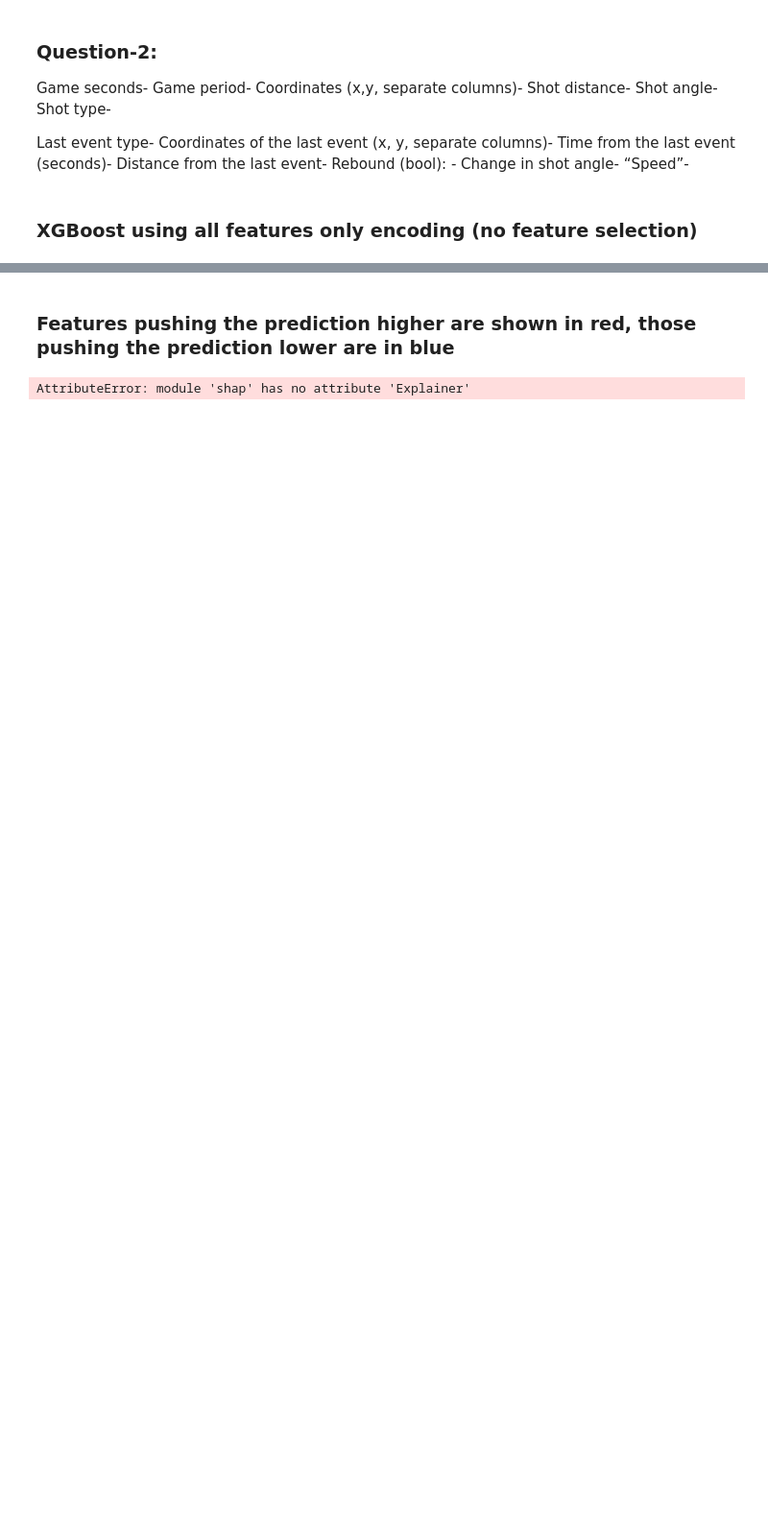
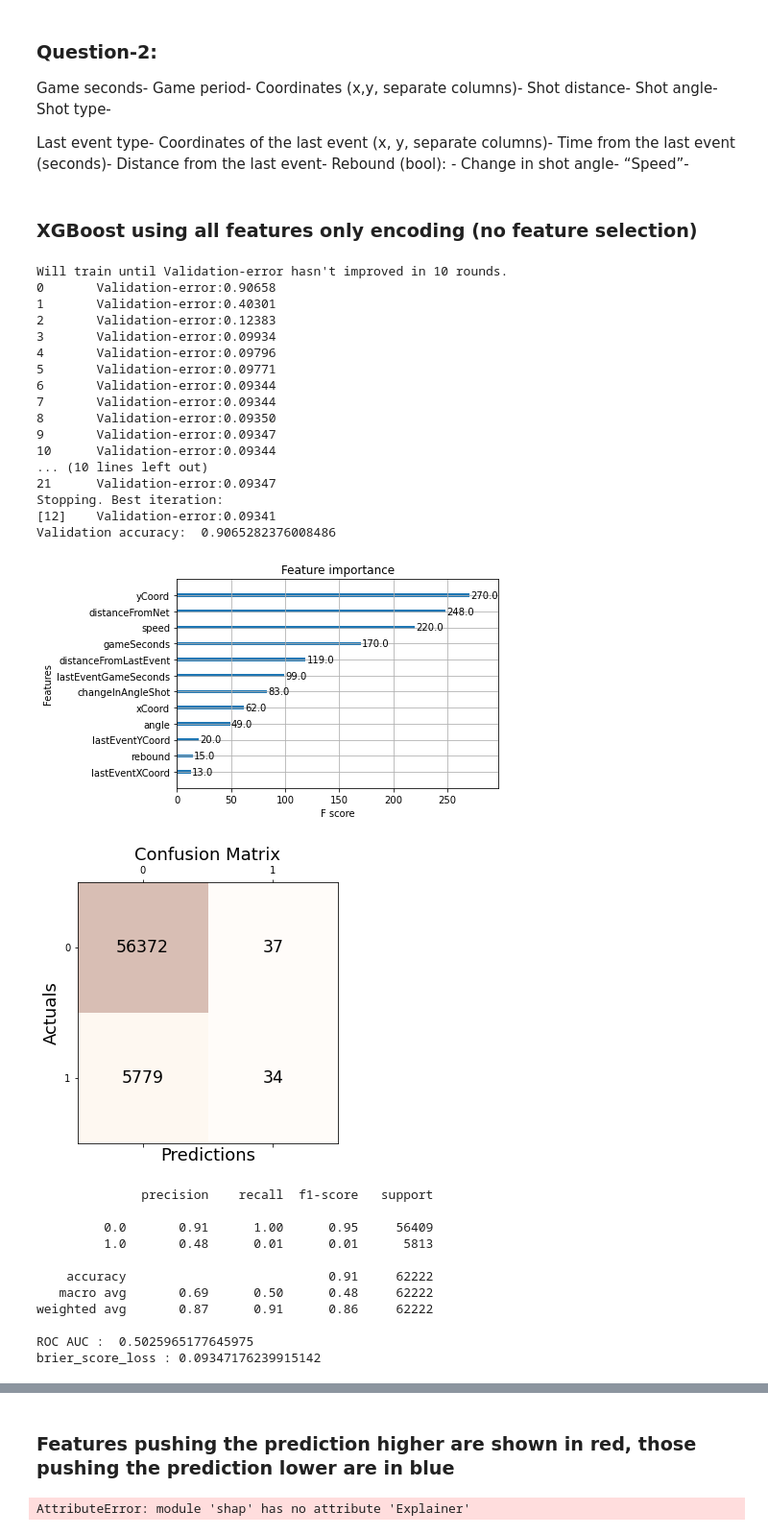
Before and after one commit to sorinmuchi/IFT6758, a Jupyter notebook: notebooks/5-AdvancedModels.ipynb, the cells around one changed output, grey strips where cells are left out. Shown at 96% size. Drawn from its saved outputs; the diff is of its cells as text; code cells hidden in the pictures; blank space fills up the shorter version.

```diff
--- a/notebooks/5-AdvancedModels.ipynb
+++ b/notebooks/5-AdvancedModels.ipynb
@@ -257,6 +306,80 @@ Change in shot angle-
 “Speed”-
 # %% [markdown]
 ### XGBoost using all features only encoding  (no feature selection)
+# %%
+from xgboost import plot_importance
+import xgboost as xgb
+from matplotlib import pyplot
+from pprint import pprint
+
+dtrain = xgb.DMatrix(X_train, label=y_train)
+dtest = xgb.DMatrix(x_val, label=y_val)
+
+params = {
+    # Parameters that we are going to tune.
+    'max_depth':6,
+    'min_child_weight': 1,
+    'eta':0.3,
+    'subsample': 1,
+    'colsample_bytree': 1,
+    'objective':'binary:hinge',
+}
+num_boost_round = 999
+model = xgb.train(
+    params,
+    dtrain,
+    num_boost_round=num_boost_round,
+    evals=[(dtest, "Validation")],
+    early_stopping_rounds=10
+)
+
+ax = plot_importance(model)
+
+ax.figure.savefig('FeatureImportance_XGboost_.png')
+
+preds_Val = model.predict(dtest)
+
+acc=accuracy_score(y_val, preds_Val)
+print(f'Validation accuracy: ', acc)
+
+
+plot_ConfusionMatrix(preds_Val,y_val,"Confusion_Matrix_AllFeatures.png")
+
+print(classification_report(y_val, preds_Val))
+print("ROC AUC : ", roc_auc_score(y_val, preds_Val))
+print("brier_score_loss :",brier_score_loss(y_val, preds_Val) )
+exp.log_metrics({'Training accuracy': train_score1, 'Validation accuracy': val_score1})
+# %% [output]
+Will train until Validation-error hasn't improved in 10 rounds.
+0       Validation-error:0.90658
+1       Validation-error:0.40301
+2       Validation-error:0.12383
+3       Validation-error:0.09934
+4       Validation-error:0.09796
+5       Validation-error:0.09771
+6       Validation-error:0.09344
+7       Validation-error:0.09344
+8       Validation-error:0.09350
+9       Validation-error:0.09347
+10      Validation-error:0.09344
+... (10 lines left out)
+21      Validation-error:0.09347
+Stopping. Best iteration:
+[12]    Validation-error:0.09341
+Validation accuracy:  0.9065282376008486
+[figure, added]
+[figure, added]
+              precision    recall  f1-score   support
+
+         0.0       0.91      1.00      0.95     56409
+         1.0       0.48      0.01      0.01      5813
+
+    accuracy                           0.91     62222
+   macro avg       0.69      0.50      0.48     62222
+weighted avg       0.87      0.91      0.86     62222
+
+ROC AUC :  0.5025965177645975
+brier_score_loss : 0.09347176239915142
 # %%
 ### XGBoost using all features  ###
 from xgboost import plot_importance
```
Also changed, not shown: parts of 19 cells of this notebook, 8 other files.
